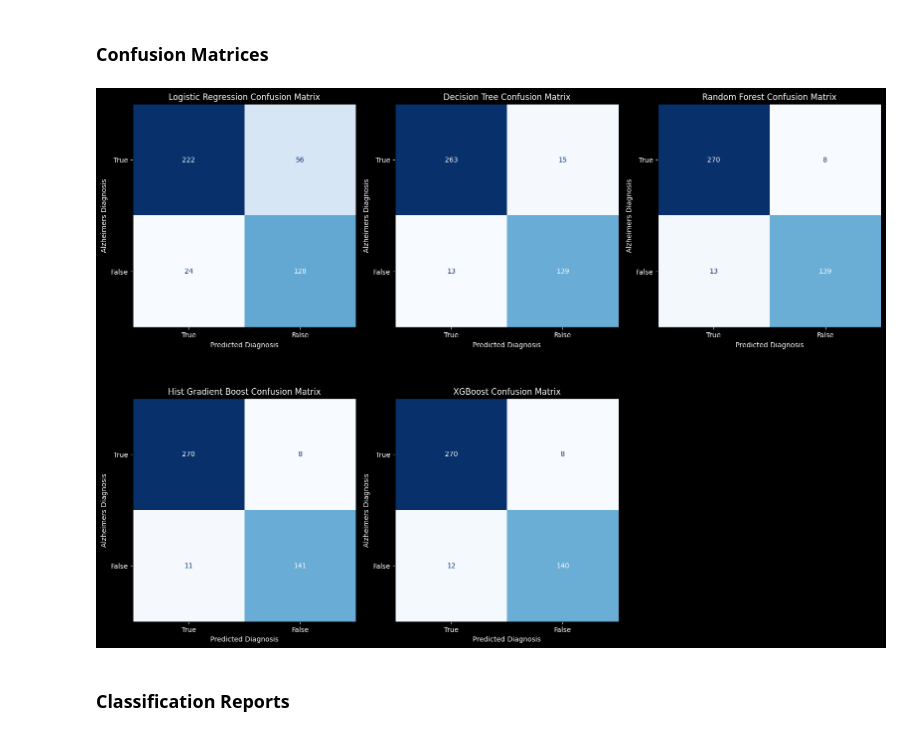
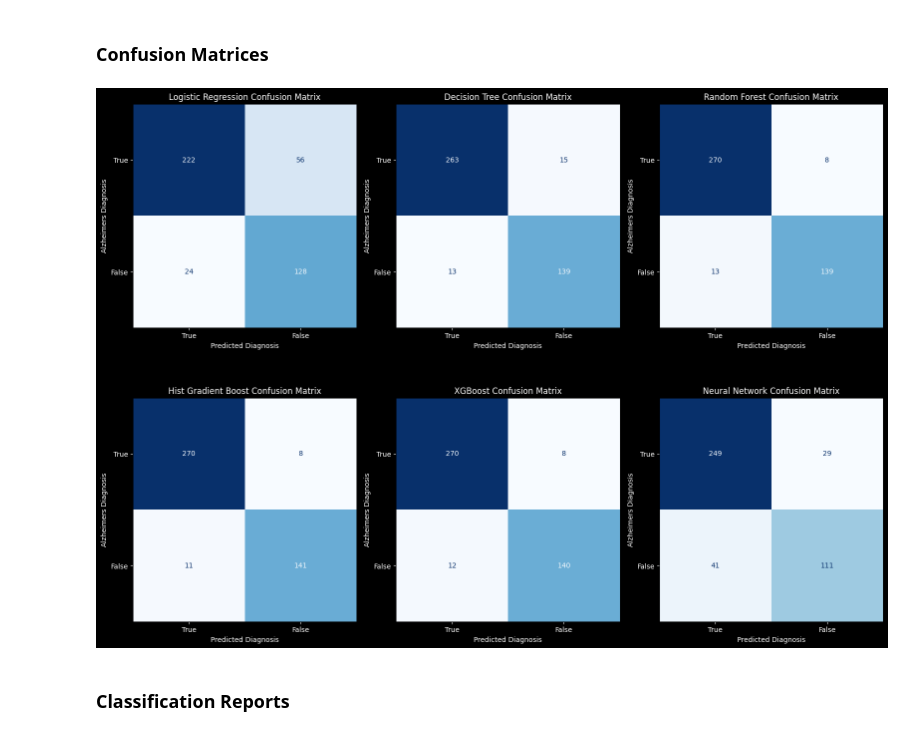
Before and after one commit to Spakshots/NeuroCurve, a Jupyter notebook: NeuroPy/visualization.ipynb, the cells around one changed output. Saved outputs shown, nothing was run; the diff lists cells and outputs as text; code cells hidden in the pictures.

Commit message:
Added NeuralNetwork to visualization

```diff
--- a/NeuroPy/visualization.ipynb
+++ b/NeuroPy/visualization.ipynb
@@ -267,14 +343,48 @@ for model_name, model in best_models.items():
 # %% [markdown]
 K-Fold Cross Validation
 # %%
-kf = StratifiedKFold(n_splits=10, shuffle=True, random_state=42)
+kf = StratifiedKFold(n_splits=10, shuffle=True, random_state=SEED)
 for model_name, metrics in results.items():
+    if model_name == 'NeuralNetwork':
+        continue
     if model_name == 'XGBoost':
         metrics['model'].set_params(tree_method='gpu_hist', gpu_id=0)
     scores = cross_val_score(metrics['model'], X_scaled, y, cv=kf, scoring='accuracy', n_jobs=-1)
     metrics['cross_val_score_mean'] = scores.mean()
     results[model_name]['k-fold'] = metrics["cross_val_score_mean"] * 100
     print(f'Cross-validated {model_name} accuracy: {metrics["cross_val_score_mean"] * 100:.2f}%')
+#Neural Network
+fold_accuracies = []
+for fold, (train_index, val_index) in enumerate(kf.split(X_scaled, y)):
+    print(f"\nFold {fold + 1}")
+    X_train_fold = torch.tensor(X_scaled[train_index], dtype=torch.float32)
+    y_train_fold = torch.tensor(y.iloc[train_index].to_numpy(), dtype=torch.float32).unsqueeze(1)
+    X_val_fold = torch.tensor(X_scaled[val_index], dtype=torch.float32)
+    y_val_fold = torch.tensor(y.iloc[val_index].to_numpy(), dtype=torch.float32).unsqueeze(1)
+    train_dataset = torch.utils.data.TensorDataset(X_train_fold, y_train_fold)
+    train_loader = torch.utils.data.DataLoader(train_dataset, batch_size=16, shuffle=True)
+    model = NeuralNet(X_train_fold.shape[1])
+    criterion = nn.BCELoss()
+    optimizer = torch.optim.SGD(model.parameters(), lr=0.01)
+    for epoch in range(50):
+        model.train()
+        for X_batch, y_batch in train_loader:
+            y_pred = model(X_batch)
+            loss = criterion(y_pred, y_batch)
+
+            optimizer.zero_grad()
+            loss.backward()
+            optimizer.step()
+    model.eval()
+    with torch.no_grad():
+        val_preds = model(X_val_fold)
+        val_preds_class = (val_preds >= 0.5).float()
+        acc = (val_preds_class == y_val_fold).float().mean().item()
+        fold_accuracies.append(acc)
+        print(f"Fold {fold + 1} Accuracy: {acc:.4f}")
+mean_acc = np.mean(fold_accuracies)
+results["NeuralNetwork"]["k-fold"] = mean_acc * 100
+print(f"\nCross Validated NeuralNetwork accuracy: {mean_acc * 100:.2f}%")
 # %% [output]
 Cross-validated LogisticRegression accuracy: 82.13%
 Cross-validated DecisionTree accuracy: 94.83%
@@ -318,28 +423,28 @@ display(d_tree_Comprehensible)
 # %%
 fig, axes = plt.subplots(2, 3, figsize=(16, 12))
 for model_name, metrics in results.items():
     row, col, title = metrics['plot_pos']
     y_pred = metrics['y_pred']
     cm = confusion_matrix(y_test, y_pred)
     disp = ConfusionMatrixDisplay(cm, display_labels=["True", "False"])
     disp.plot(ax=axes[row][col], colorbar=False, cmap="Blues")
     axes[row][col].set_title(f"{title} Confusion Matrix", color='white')
     axes[row][col].set_ylabel("Alzheimers Diagnosis", color='white')
     axes[row][col].set_xlabel("Predicted Diagnosis", color='white')
 
     axes[row][col].set_facecolor('black')
     axes[row][col].figure.patch.set_facecolor(color='black')
 
     axes[row][col].tick_params(axis='x', colors='white')
     axes[row][col].tick_params(axis='y', colors='white')
 
 
 
-fig.delaxes(axes[1][2])
+#fig.delaxes(axes[1][2])
 plt.tight_layout()
 plt.show()
 # %% [output]
-[figure, old version]
+[figure, new version]
 # %% [markdown]
 ### Classification Reports
 # %%
```
Also changed, not shown: parts of 13 cells of this notebook, 1 other file.
